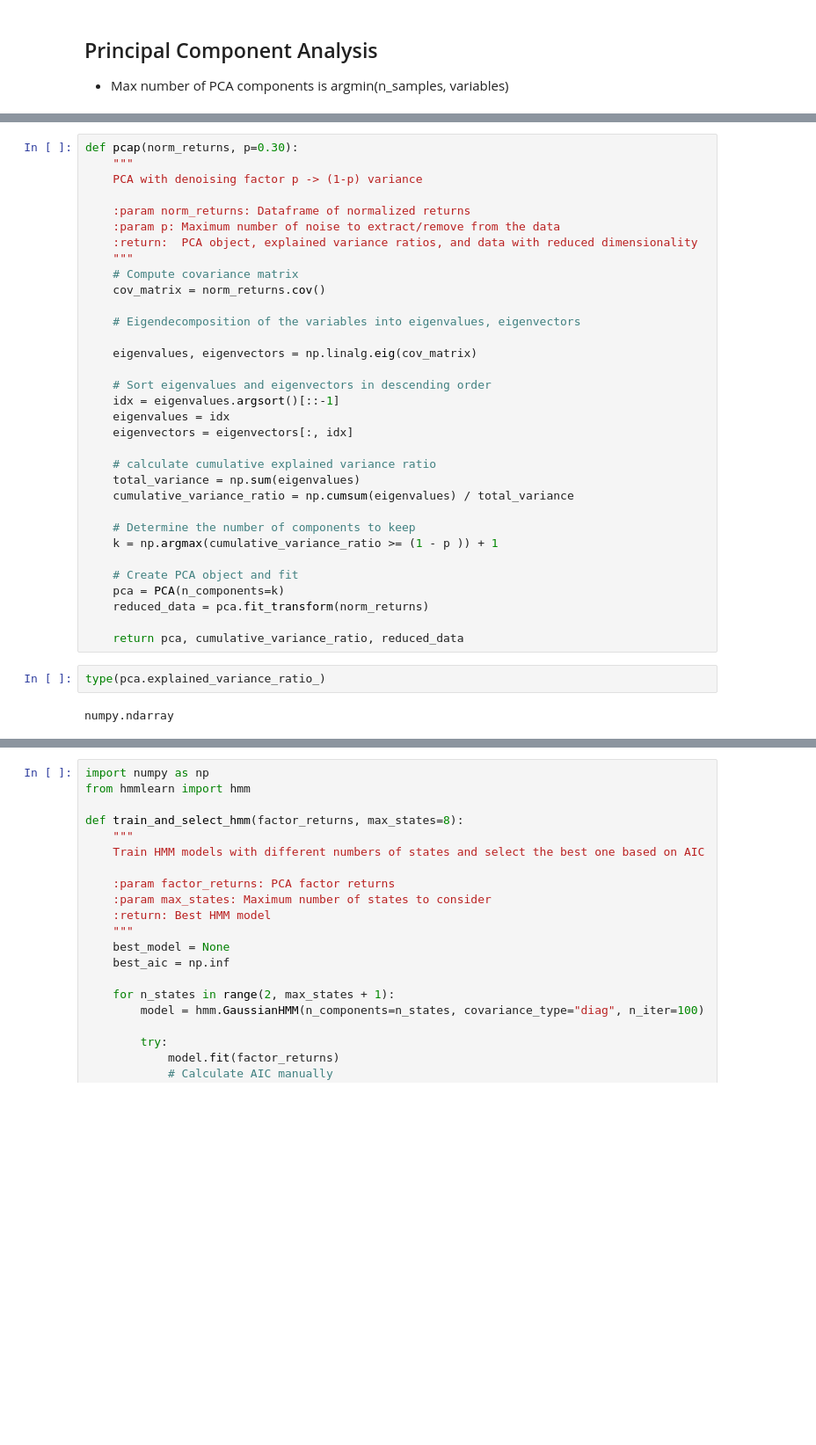
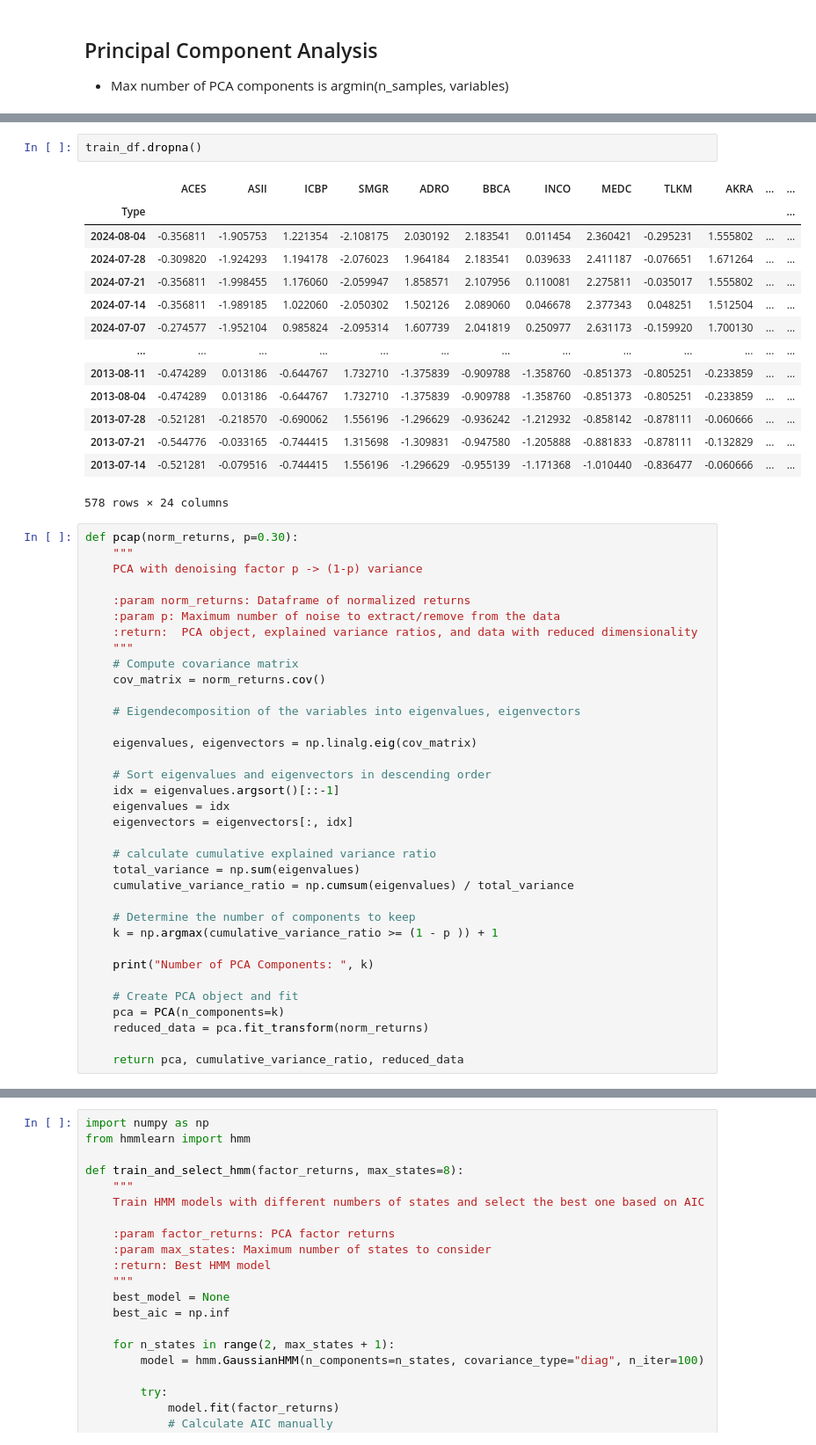
Before and after one commit to osamkabinladna/tradingstrats, a Jupyter notebook: pca_hmm/notebooks/data_cleaning.ipynb, the cells around one changed output, grey strips where cells are left out. Shown: that part at 88% size. Saved outputs shown, nothing was run; the diff lists cells and outputs as text; blank space fills up the shorter version.

```diff
--- a/pca_hmm/notebooks/data_cleaning.ipynb
+++ b/pca_hmm/notebooks/data_cleaning.ipynb
@@ -120,3 +153,20 @@ Covariance takeaways
+# %%
+train_df.dropna()
+# %% [output]
+|  | ACES | ASII | ICBP | SMGR | ADRO | BBCA | INCO | MEDC | TLKM | AKRA | ... | ... |
+| Type |  |  |  |  |  |  |  |  |  |  |  | ... |
+| 2024-08-04 | -0.356811 | -1.905753 | 1.221354 | -2.108175 | 2.030192 | 2.183541 | 0.011454 | 2.360421 | -0.295231 | 1.555802 | ... | ... |
+| 2024-07-28 | -0.309820 | -1.924293 | 1.194178 | -2.076023 | 1.964184 | 2.183541 | 0.039633 | 2.411187 | -0.076651 | 1.671264 | ... | ... |
+| 2024-07-21 | -0.356811 | -1.998455 | 1.176060 | -2.059947 | 1.858571 | 2.107956 | 0.110081 | 2.275811 | -0.035017 | 1.555802 | ... | ... |
+| 2024-07-14 | -0.356811 | -1.989185 | 1.022060 | -2.050302 | 1.502126 | 2.089060 | 0.046678 | 2.377343 | 0.048251 | 1.512504 | ... | ... |
+| 2024-07-07 | -0.274577 | -1.952104 | 0.985824 | -2.095314 | 1.607739 | 2.041819 | 0.250977 | 2.631173 | -0.159920 | 1.700130 | ... | ... |
+| ... | ... | ... | ... | ... | ... | ... | ... | ... | ... | ... | ... | ... |
+| 2013-08-11 | -0.474289 | 0.013186 | -0.644767 | 1.732710 | -1.375839 | -0.909788 | -1.358760 | -0.851373 | -0.805251 | -0.233859 | ... | ... |
+| 2013-08-04 | -0.474289 | 0.013186 | -0.644767 | 1.732710 | -1.375839 | -0.909788 | -1.358760 | -0.851373 | -0.805251 | -0.233859 | ... | ... |
+| 2013-07-28 | -0.521281 | -0.218570 | -0.690062 | 1.556196 | -1.296629 | -0.936242 | -1.212932 | -0.858142 | -0.878111 | -0.060666 | ... | ... |
+| 2013-07-21 | -0.544776 | -0.033165 | -0.744415 | 1.315698 | -1.309831 | -0.947580 | -1.205888 | -0.881833 | -0.878111 | -0.132829 | ... | ... |
+| 2013-07-14 | -0.521281 | -0.079516 | -0.744415 | 1.556196 | -1.296629 | -0.955139 | -1.171368 | -1.010440 | -0.836477 | -0.060666 | ... | ... |
+578 rows × 24 columns
 # %%
 def pcap(norm_returns, p=0.30):
     """
@@ -145,12 +195,10 @@ def pcap(norm_returns, p=0.30):
     # Determine the number of components to keep
     k = np.argmax(cumulative_variance_ratio >= (1 - p )) + 1
 
+    print("Number of PCA Components: ", k)
+
     # Create PCA object and fit
     pca = PCA(n_components=k)
     reduced_data = pca.fit_transform(norm_returns)
 
     return pca, cumulative_variance_ratio, reduced_data
-# %%
-type(pca.explained_variance_ratio_)
-# %% [output]
-numpy.ndarray
```
Also changed, not shown: parts of 16 cells of this notebook, 3 other files.
